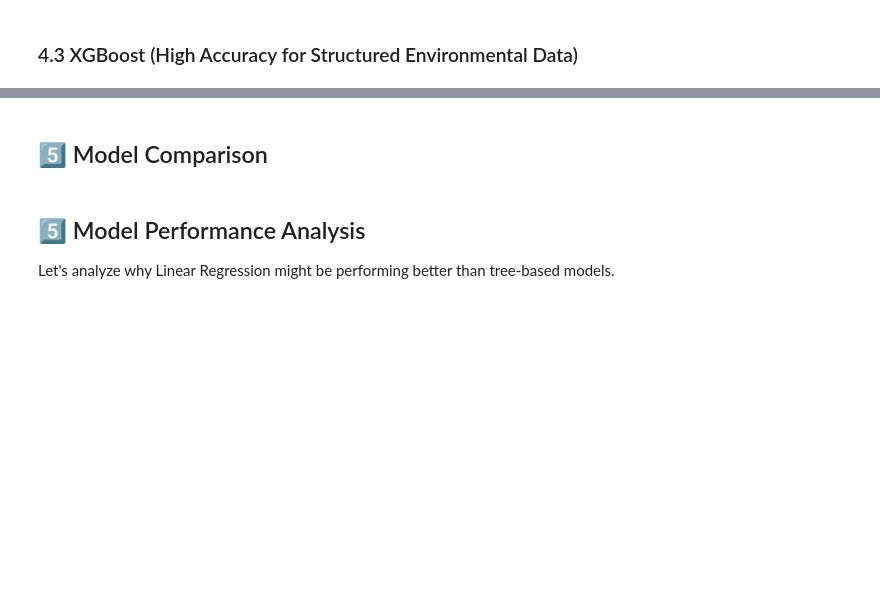
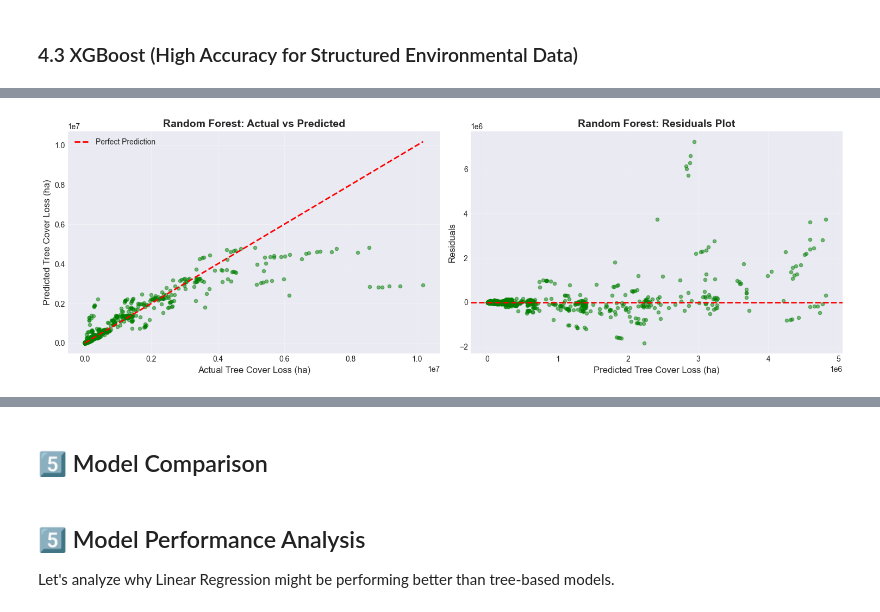
Before and after one commit to dantawalli/AISS-forest-restoration-project, a Jupyter notebook: notebooks/modelling.ipynb, the cells around one changed output, grey strips where cells are left out. Drawn from its saved outputs; the diff is of its cells as text; code cells hidden in the pictures; blank space fills up the shorter version.

```diff
--- a/notebooks/modelling.ipynb
+++ b/notebooks/modelling.ipynb
@@ -336,21 +771,2 @@ Random Forest Performance:
 # %% [markdown]
 ### 4.3 XGBoost (High Accuracy for Structured Environmental Data)
-# %%
-# Train XGBoost
-print("\n" + "=" * 60)
-print("Training XGBoost...")
-print("=" * 60)
-
-xgb = XGBRegressor(
-    n_estimators=300,
-    max_depth=8,
-    learning_rate=0.1,
-    random_state=42,
-    n_jobs=-1,
-    verbosity=0
-)
-xgb.fit(X_train, y_train)
-
-# Evaluate
-y_pred_xgb = xgb.predict(X_test)
-results['XGBoost'] = evaluate_model(y_test, y_pred_xgb, "XGBoost")
@@ -364,0 +773,68 @@ XGBoost Performance:
+# %%
+# Hyperparameter Tuning for Random Forest
+print("=" * 60)
+print("HYPERPARAMETER TUNING: Random Forest")
+print("=" * 60)
+
+# Define parameter grid for Random Forest
+rf_param_grid = {
+    'n_estimators': [200, 300, 400],
+    'max_depth': [8, 10, 12, None],
+    'min_samples_split': [5, 10, 15],
+    'min_samples_leaf': [2, 4, 6],
+    'max_features': ['sqrt', 'log2'],
+    'max_samples': [0.7, 0.8, 0.9]
+}
+
+# Use RandomizedSearchCV for faster tuning
+print("\nPerforming RandomizedSearchCV for Random Forest...")
+print("This may take a few minutes...")
+
+rf_random = RandomizedSearchCV(
+    estimator=RandomForestRegressor(random_state=42, n_jobs=-1),
+    param_distributions=rf_param_grid,
+    n_iter=30,  # Number of parameter settings sampled
+    cv=3,  # 3-fold cross-validation
+    scoring='neg_mean_squared_error',
+    n_jobs=-1,
+    random_state=42,
+    verbose=1
+)
+
+rf_random.fit(X_train, y_train)
+
+print(f"\n✅ Best parameters found:")
+for param, value in rf_random.best_params_.items():
+    print(f"   {param}: {value}")
+
+# Train best model
+rf_tuned = rf_random.best_estimator_
+y_pred_rf_tuned = rf_tuned.predict(X_test)
+rf_tuned_score = evaluate_model(y_test, y_pred_rf_tuned, "Random Forest", y_train)
+
+# Update results
+results['Random Forest'] = rf_tuned_score
+
+# Visualize tuned model predictions
+fig, axes = plt.subplots(1, 2, figsize=(15, 5))
+
+axes[0].scatter(y_test, y_pred_rf_tuned, alpha=0.5, s=20, color='green')
+max_val = max(y_test.max(), y_pred_rf_tuned.max())
+axes[0].plot([0, max_val], [0, max_val], 'r--', linewidth=2, label='Perfect Prediction')
+axes[0].set_xlabel('Actual Tree Cover Loss (ha)', fontsize=12)
+axes[0].set_ylabel('Predicted Tree Cover Loss (ha)', fontsize=12)
+axes[0].set_title('Random Forest: Actual vs Predicted', fontsize=14, fontweight='bold')
+axes[0].legend()
+axes[0].grid(True, alpha=0.3)
+
+residuals = y_test - y_pred_rf_tuned
+axes[1].scatter(y_pred_rf_tuned, residuals, alpha=0.5, s=20, color='green')
+axes[1].axhline(y=0, color='r', linestyle='--', linewidth=2)
+axes[1].set_xlabel('Predicted Tree Cover Loss (ha)', fontsize=12)
+axes[1].set_ylabel('Residuals', fontsize=12)
+axes[1].set_title('Random Forest: Residuals Plot', fontsize=14, fontweight='bold')
+axes[1].grid(True, alpha=0.3)
+
+plt.tight_layout()
+plt.show()
+# %% [output]
@@ -364,0 +858 @@ XGBoost Performance:
+[figure, added]
```
Also changed, not shown: parts of 34 cells of this notebook, 30 other files.
